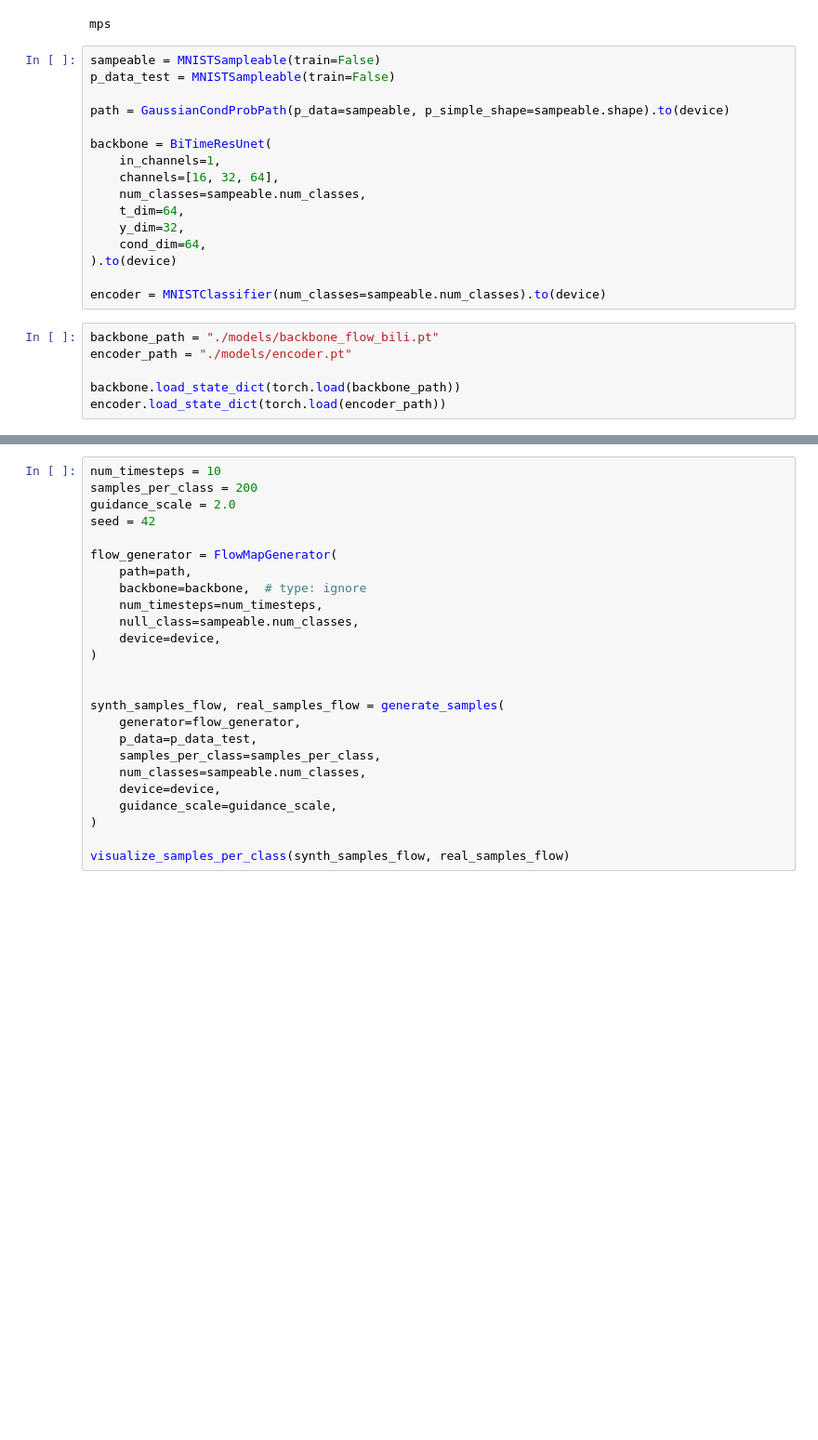
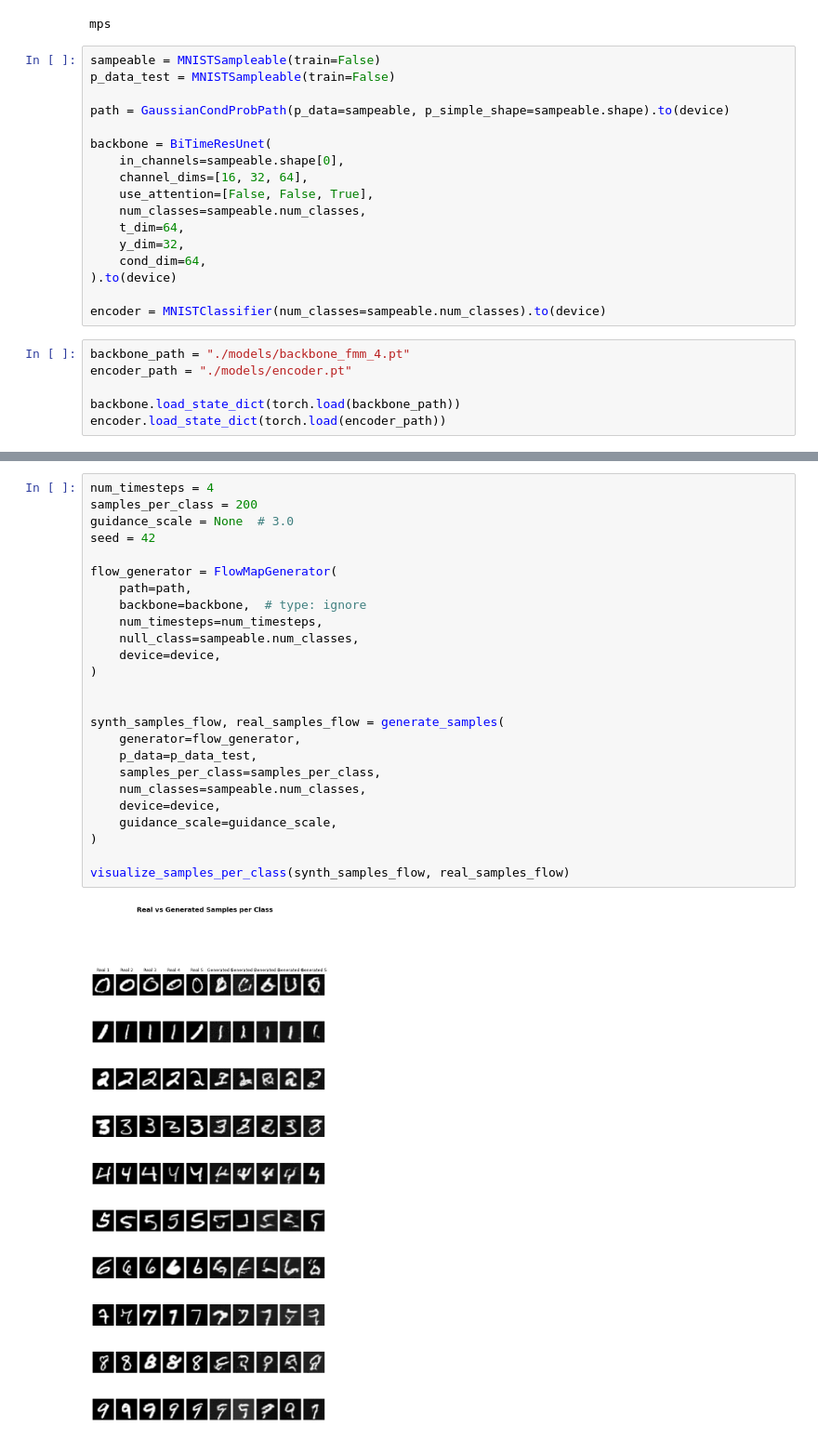
Before and after one commit to chookcurry/flow-matching, a Jupyter notebook: notebooks/mnist/evaluate_flow_map.ipynb, the cells around one changed output, grey strips where cells are left out. Shown at 93% size. Drawn from its saved outputs; the diff is of its cells as text; blank space fills up the shorter version.

```diff
--- a/notebooks/mnist/evaluate_flow_map.ipynb
+++ b/notebooks/mnist/evaluate_flow_map.ipynb
@@ -30,8 +30,9 @@ p_data_test = MNISTSampleable(train=False)
 path = GaussianCondProbPath(p_data=sampeable, p_simple_shape=sampeable.shape).to(device)
 
 backbone = BiTimeResUnet(
-    in_channels=1,
-    channels=[16, 32, 64],
+    in_channels=sampeable.shape[0],
+    channel_dims=[16, 32, 64],
+    use_attention=[False, False, True],
     num_classes=sampeable.num_classes,
     t_dim=64,
     y_dim=32,
@@ -40,7 +41,7 @@ backbone = BiTimeResUnet(
 
 encoder = MNISTClassifier(num_classes=sampeable.num_classes).to(device)
 # %%
-backbone_path = "./models/backbone_flow_bili.pt"
+backbone_path = "./models/backbone_fmm_4.pt"
 encoder_path = "./models/encoder.pt"
 
 backbone.load_state_dict(torch.load(backbone_path))
@@ -48,28 +51,30 @@ encoder.load_state_dict(torch.load(encoder_path))
 # %%
-num_timesteps = 10
+num_timesteps = 4
 samples_per_class = 200
-guidance_scale = 2.0
+guidance_scale = None  # 3.0
 seed = 42
 
 flow_generator = FlowMapGenerator(
     path=path,
     backbone=backbone,  # type: ignore
     num_timesteps=num_timesteps,
     null_class=sampeable.num_classes,
     device=device,
 )
 
 
 synth_samples_flow, real_samples_flow = generate_samples(
     generator=flow_generator,
     p_data=p_data_test,
     samples_per_class=samples_per_class,
     num_classes=sampeable.num_classes,
     device=device,
     guidance_scale=guidance_scale,
 )
 
 visualize_samples_per_class(synth_samples_flow, real_samples_flow)
+# %% [output]
+[figure, added]
 # %%
 synth_features_flow, real_features_flow = compute_features(
     synth_samples_flow, real_samples_flow, encoder
```
Also changed, not shown: parts of 3 cells of this notebook, 18 other files.
